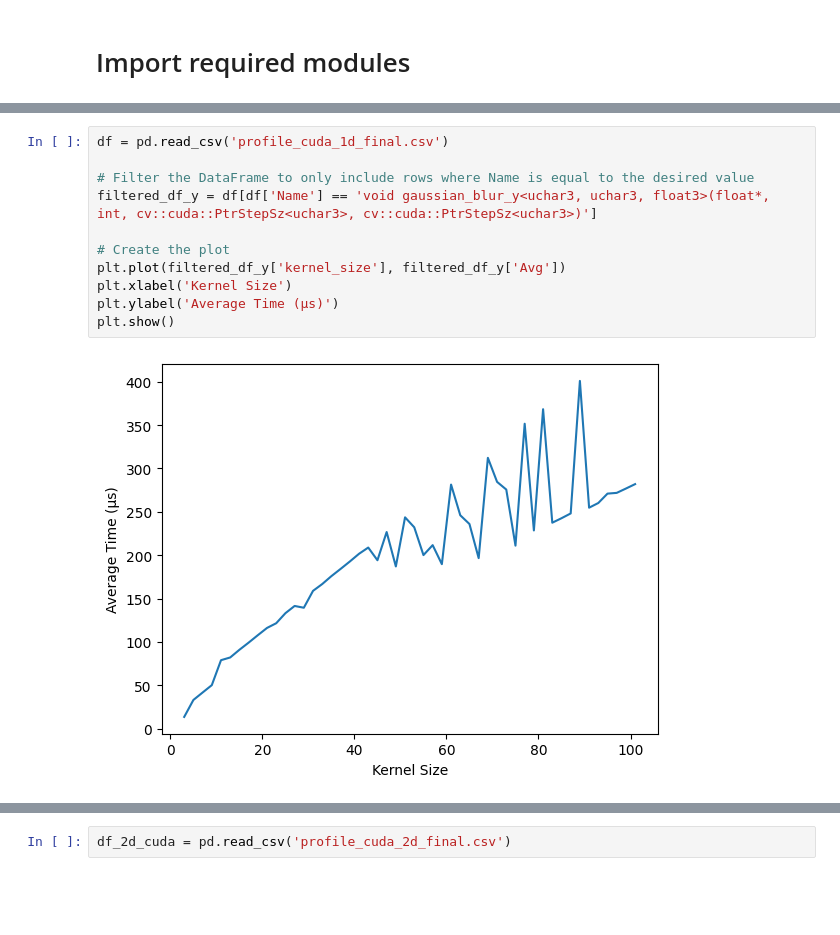
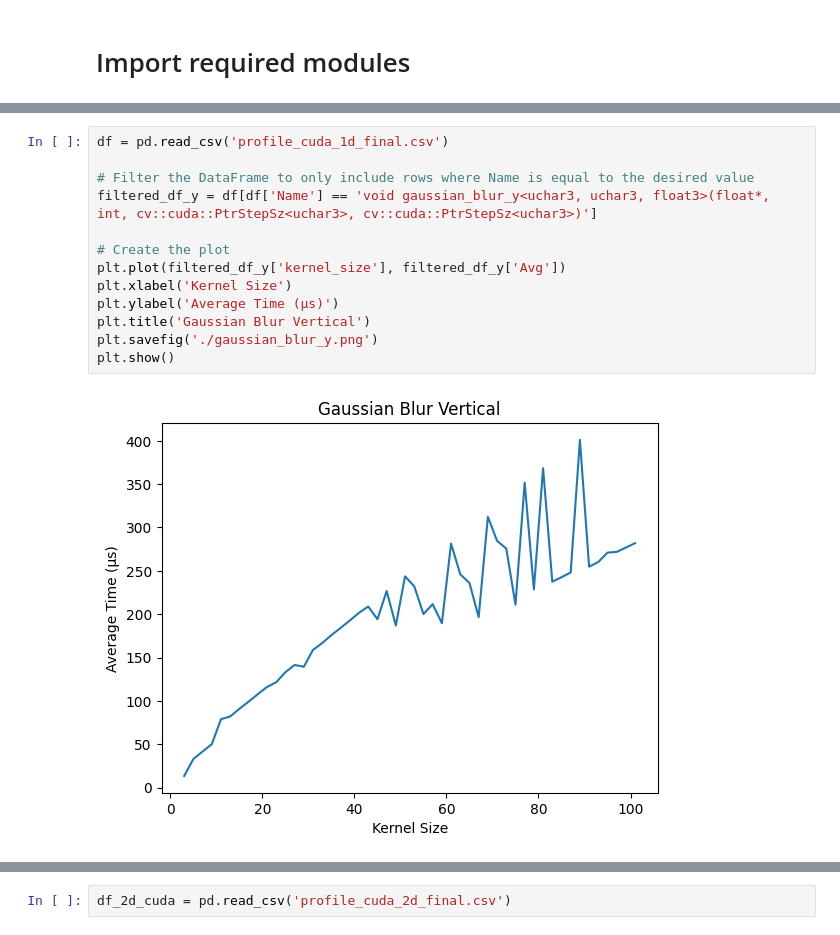
Before and after one commit to Arjun31415/Blur-Test, a Jupyter notebook: metrics/metrics.ipynb, the cells around one changed output, grey strips where cells are left out. Saved outputs shown, nothing was run; the diff lists cells and outputs as text; blank space fills up the shorter version.

```diff
--- a/metrics/metrics.ipynb
+++ b/metrics/metrics.ipynb
@@ -19,16 +23,18 @@ plt.show()
 # %%
 df = pd.read_csv('profile_cuda_1d_final.csv')
 
 # Filter the DataFrame to only include rows where Name is equal to the desired value
 filtered_df_y = df[df['Name'] == 'void gaussian_blur_y<uchar3, uchar3, float3>(float*, int, cv::cuda::PtrStepSz<uchar3>, cv::cuda::PtrStepSz<uchar3>)']
 
 # Create the plot
 plt.plot(filtered_df_y['kernel_size'], filtered_df_y['Avg'])
 plt.xlabel('Kernel Size')
 plt.ylabel('Average Time (μs)')
+plt.title('Gaussian Blur Vertical')
+plt.savefig('./gaussian_blur_y.png')
 plt.show()
 # %% [output]
-[figure, old version]
+[figure, new version]
 # %%
 plt.plot(filtered_df_x['kernel_size'], filtered_df_x['Avg'], label='gaussian_blur_x')
 plt.plot(filtered_df_y['kernel_size'], filtered_df_y['Avg'], label='gaussian_blur_y')
```
Also changed, not shown: parts of 15 cells of this notebook, 11 other files.
